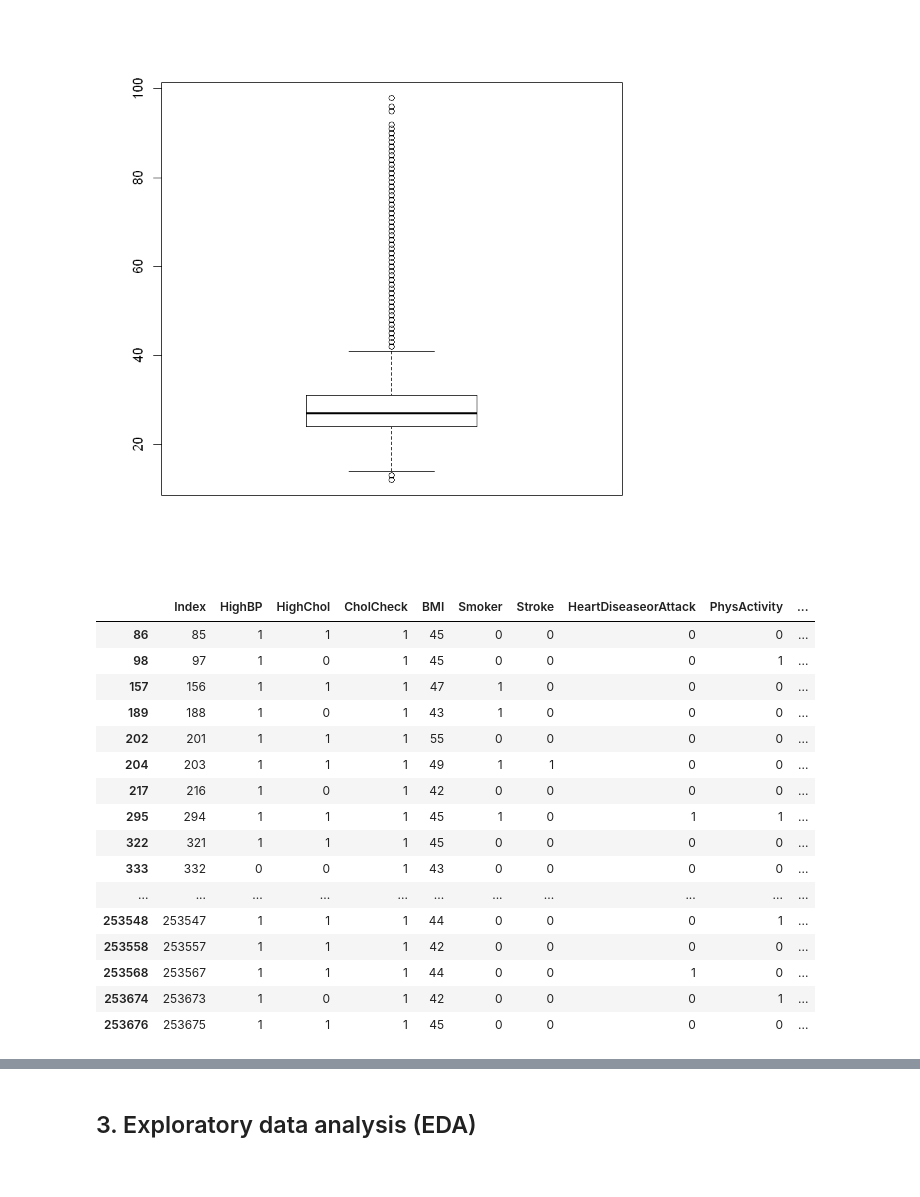
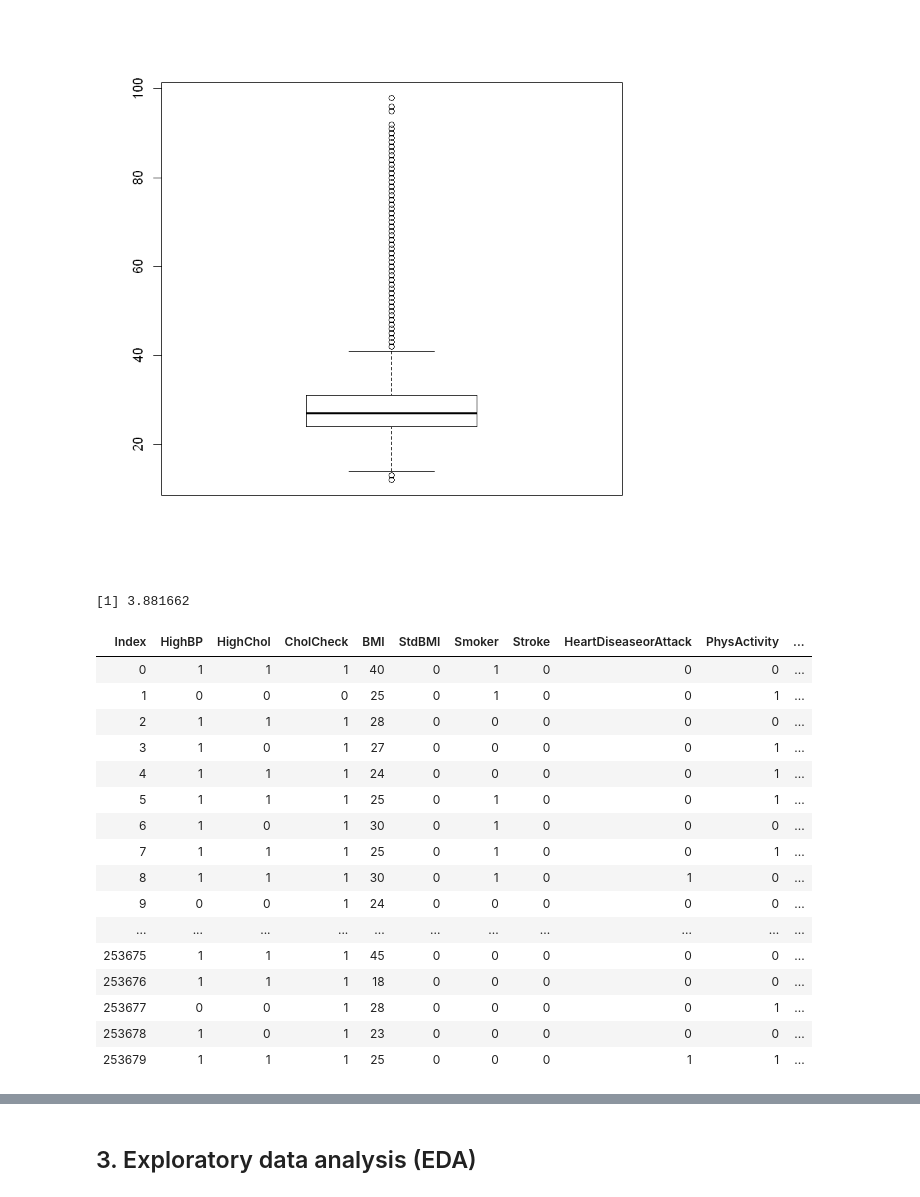
Before and after one commit to DucTrung1802/DS, a Jupyter notebook: GLM_Report/diabetes_analysis.ipynb, the cells around one changed output, grey strips where cells are left out. Saved outputs shown, nothing was run; the diff lists cells and outputs as text; code cells hidden in the pictures.

Commit message:
CHECKPOINT: GLM Report - 7
- complete analysis BMI
- analyze MentHlth

```diff
--- a/GLM_Report/diabetes_analysis.ipynb
+++ b/GLM_Report/diabetes_analysis.ipynb
@@ -226,22 +226,6 @@ BMI_upper_bound = BMI_q3 + 1.5 * BMI_iqr
 # %%
 BMI_outlier_df = df[df$BMI < BMI_lower_bound | df$BMI > BMI_upper_bound, ]
 # %%
-BMI_outlier_df
+nrow(BMI_outlier_df) / nrow(df) * 100
 # %% [output]
-|  | Index | HighBP | HighChol | CholCheck | BMI | Smoker | Stroke | HeartDiseaseorAttack | PhysActivity | ... |
-| 86 | 85 | 1 | 1 | 1 | 45 | 0 | 0 | 0 | 0 | ... |
-| 98 | 97 | 1 | 0 | 1 | 45 | 0 | 0 | 0 | 1 | ... |
-| 157 | 156 | 1 | 1 | 1 | 47 | 1 | 0 | 0 | 0 | ... |
-| 189 | 188 | 1 | 0 | 1 | 43 | 1 | 0 | 0 | 0 | ... |
-| 202 | 201 | 1 | 1 | 1 | 55 | 0 | 0 | 0 | 0 | ... |
-| 204 | 203 | 1 | 1 | 1 | 49 | 1 | 1 | 0 | 0 | ... |
-| 217 | 216 | 1 | 0 | 1 | 42 | 0 | 0 | 0 | 0 | ... |
-| 295 | 294 | 1 | 1 | 1 | 45 | 1 | 0 | 1 | 1 | ... |
-| 322 | 321 | 1 | 1 | 1 | 45 | 0 | 0 | 0 | 0 | ... |
-| 333 | 332 | 0 | 0 | 1 | 43 | 0 | 0 | 0 | 0 | ... |
-| ... | ... | ... | ... | ... | ... | ... | ... | ... | ... | ... |
-| 253548 | 253547 | 1 | 1 | 1 | 44 | 0 | 0 | 0 | 1 | ... |
-| 253558 | 253557 | 1 | 1 | 1 | 42 | 0 | 0 | 0 | 0 | ... |
-| 253568 | 253567 | 1 | 1 | 1 | 44 | 0 | 0 | 1 | 0 | ... |
-| 253674 | 253673 | 1 | 0 | 1 | 42 | 0 | 0 | 0 | 1 | ... |
-| 253676 | 253675 | 1 | 1 | 1 | 45 | 0 | 0 | 0 | 0 | ... |
+[1] 3.881662
@@ -247,0 +250,20 @@ BMI_outlier_df
+# %%
+df_std_1
+# %% [output]
+| Index | HighBP | HighChol | CholCheck | BMI | StdBMI | Smoker | Stroke | HeartDiseaseorAttack | PhysActivity | ... |
+| 0 | 1 | 1 | 1 | 40 | 0 | 1 | 0 | 0 | 0 | ... |
+| 1 | 0 | 0 | 0 | 25 | 0 | 1 | 0 | 0 | 1 | ... |
+| 2 | 1 | 1 | 1 | 28 | 0 | 0 | 0 | 0 | 0 | ... |
+| 3 | 1 | 0 | 1 | 27 | 0 | 0 | 0 | 0 | 1 | ... |
+| 4 | 1 | 1 | 1 | 24 | 0 | 0 | 0 | 0 | 1 | ... |
+| 5 | 1 | 1 | 1 | 25 | 0 | 1 | 0 | 0 | 1 | ... |
+| 6 | 1 | 0 | 1 | 30 | 0 | 1 | 0 | 0 | 0 | ... |
+| 7 | 1 | 1 | 1 | 25 | 0 | 1 | 0 | 0 | 1 | ... |
+| 8 | 1 | 1 | 1 | 30 | 0 | 1 | 0 | 1 | 0 | ... |
+| 9 | 0 | 0 | 1 | 24 | 0 | 0 | 0 | 0 | 0 | ... |
+| ... | ... | ... | ... | ... | ... | ... | ... | ... | ... | ... |
+| 253675 | 1 | 1 | 1 | 45 | 0 | 0 | 0 | 0 | 0 | ... |
+| 253676 | 1 | 1 | 1 | 18 | 0 | 0 | 0 | 0 | 0 | ... |
+| 253677 | 0 | 0 | 1 | 28 | 0 | 0 | 0 | 0 | 1 | ... |
+| 253678 | 1 | 0 | 1 | 23 | 0 | 0 | 0 | 0 | 0 | ... |
+| 253679 | 1 | 1 | 1 | 25 | 0 | 0 | 0 | 1 | 1 | ... |
```
Also changed, not shown: parts of 9 cells of this notebook.
